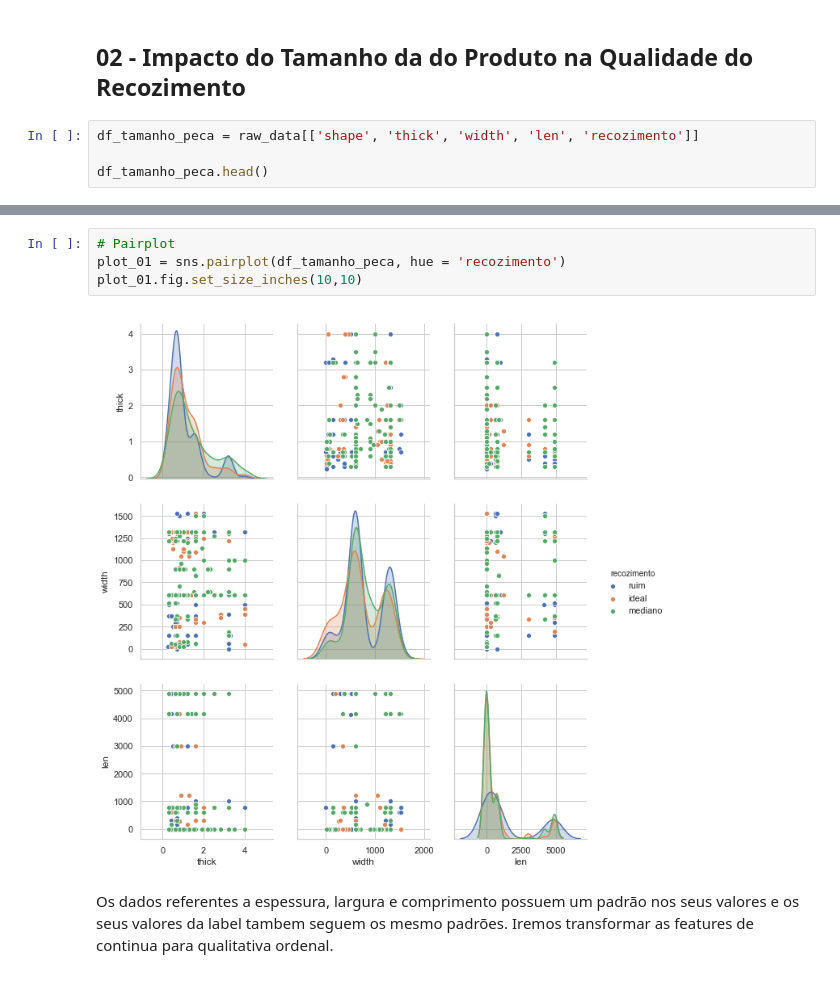
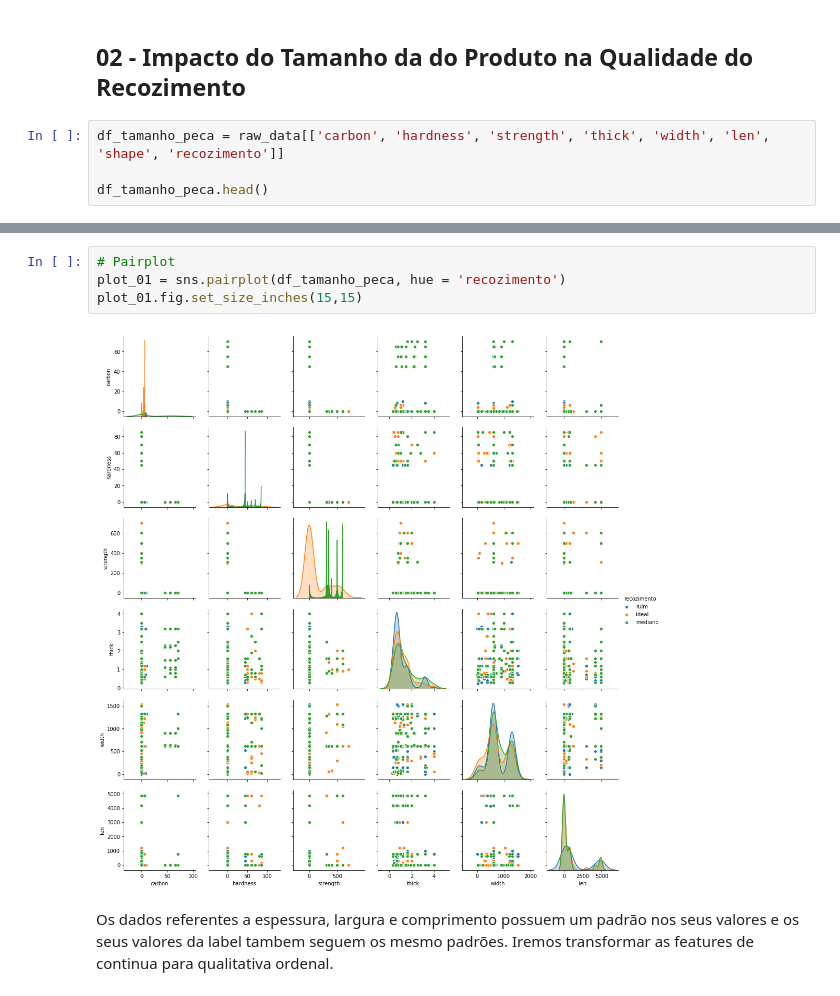
Before and after one commit to med0709/ML-Processo_de_Recozimento, a Jupyter notebook: 02-EDA.ipynb, the cells around one changed output, grey strips where cells are left out. Cells and saved outputs as stored; diff of their text form.

```diff
--- a/02-EDA.ipynb
+++ b/02-EDA.ipynb
@@ -55,7 +55,7 @@ Partiremos do pressuposto de que o arquivo já foi analisado previamente, de for
 # %% [markdown]
 ## 02 - Impacto do Tamanho da do Produto na Qualidade do Recozimento
 # %%
-df_tamanho_peca = raw_data[['shape', 'thick', 'width', 'len', 'recozimento']]
+df_tamanho_peca = raw_data[['carbon', 'hardness', 'strength', 'thick', 'width', 'len', 'shape', 'recozimento']]
 
 df_tamanho_peca.head()
 # %% [output]
@@ -80,9 +80,9 @@ plt.show()
 # %%
 # Pairplot
 plot_01 = sns.pairplot(df_tamanho_peca, hue = 'recozimento')
-plot_01.fig.set_size_inches(10,10)
+plot_01.fig.set_size_inches(15,15)
 # %% [output]
-[figure, old version]
+[figure, new version]
 # %% [markdown]
 Os dados referentes a espessura, largura e comprimento possuem um padrão nos seus valores e os seus valores da label tambem seguem os mesmo padrões. Iremos transformar as features de continua para qualitativa ordenal.
 # %% [markdown]
```
Also changed, not shown: parts of 8 cells of this notebook, 4 other files.
